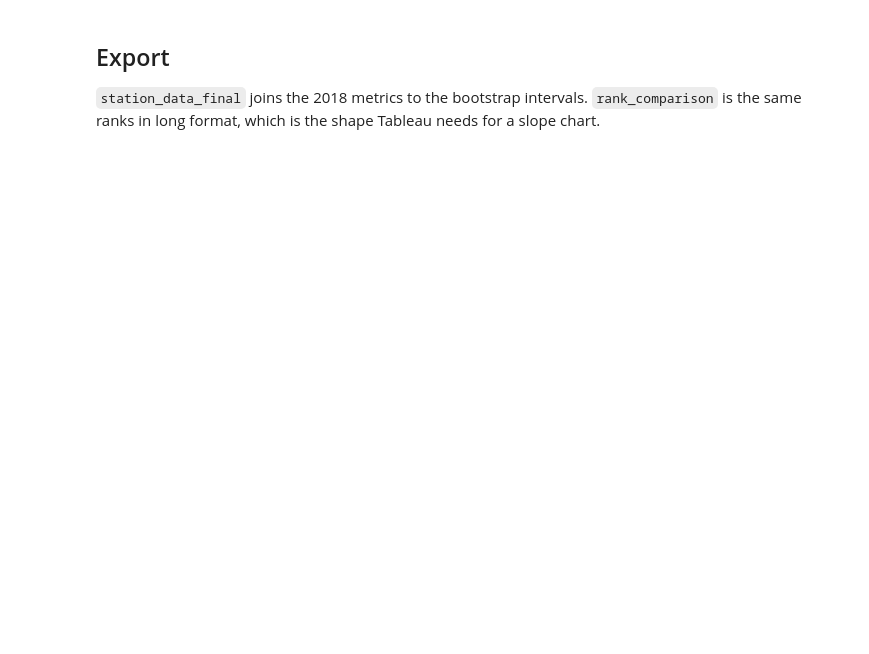
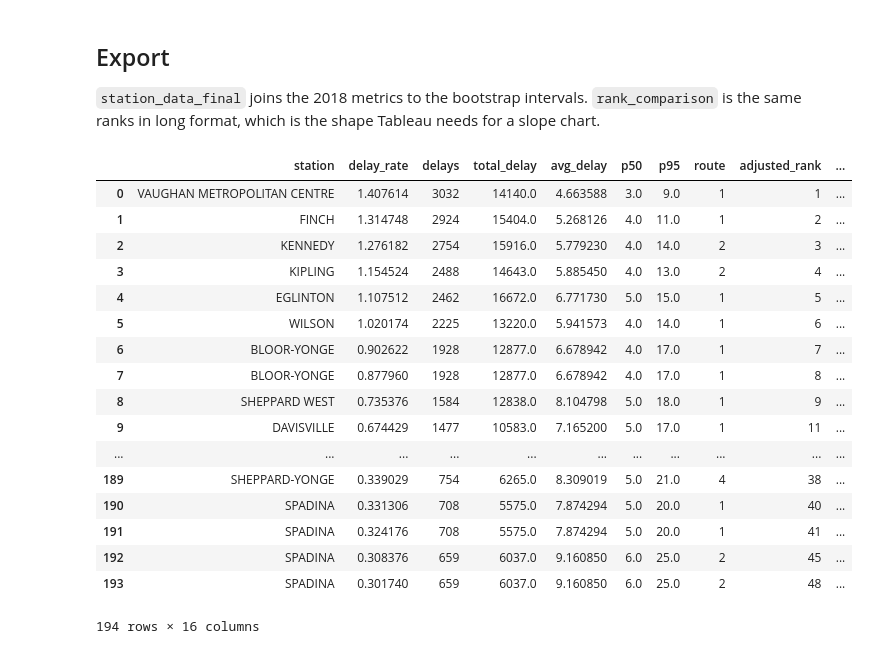
Before and after one commit to DevAwol/TTCdelay, a Jupyter notebook: explore.ipynb, the cells around one changed output. Saved outputs shown, nothing was run; the diff lists cells and outputs as text; code cells hidden in the pictures; blank space fills up the shorter version.

```diff
--- a/explore.ipynb
+++ b/explore.ipynb
@@ -1105,6 +1113,29 @@ con.sql("""
 con.sql("""
     COPY station_data_final TO 'output/station_final.csv' (HEADER, DELIMITER ',')
 """)
+# %%
+con.sql("""
+    SELECT * FROM station_data_final
+""").df()
+# %% [output]
+|  | station | delay_rate | delays | total_delay | avg_delay | p50 | p95 | route | adjusted_rank | ... |
+| 0 | VAUGHAN METROPOLITAN CENTRE | 1.407614 | 3032 | 14140.0 | 4.663588 | 3.0 | 9.0 | 1 | 1 | ... |
+| 1 | FINCH | 1.314748 | 2924 | 15404.0 | 5.268126 | 4.0 | 11.0 | 1 | 2 | ... |
+| 2 | KENNEDY | 1.276182 | 2754 | 15916.0 | 5.779230 | 4.0 | 14.0 | 2 | 3 | ... |
+| 3 | KIPLING | 1.154524 | 2488 | 14643.0 | 5.885450 | 4.0 | 13.0 | 2 | 4 | ... |
+| 4 | EGLINTON | 1.107512 | 2462 | 16672.0 | 6.771730 | 5.0 | 15.0 | 1 | 5 | ... |
+| 5 | WILSON | 1.020174 | 2225 | 13220.0 | 5.941573 | 4.0 | 14.0 | 1 | 6 | ... |
+| 6 | BLOOR-YONGE | 0.902622 | 1928 | 12877.0 | 6.678942 | 4.0 | 17.0 | 1 | 7 | ... |
+| 7 | BLOOR-YONGE | 0.877960 | 1928 | 12877.0 | 6.678942 | 4.0 | 17.0 | 1 | 8 | ... |
+| 8 | SHEPPARD WEST | 0.735376 | 1584 | 12838.0 | 8.104798 | 5.0 | 18.0 | 1 | 9 | ... |
+| 9 | DAVISVILLE | 0.674429 | 1477 | 10583.0 | 7.165200 | 5.0 | 17.0 | 1 | 11 | ... |
+| ... | ... | ... | ... | ... | ... | ... | ... | ... | ... | ... |
+| 189 | SHEPPARD-YONGE | 0.339029 | 754 | 6265.0 | 8.309019 | 5.0 | 21.0 | 4 | 38 | ... |
+| 190 | SPADINA | 0.331306 | 708 | 5575.0 | 7.874294 | 5.0 | 20.0 | 1 | 40 | ... |
+| 191 | SPADINA | 0.324176 | 708 | 5575.0 | 7.874294 | 5.0 | 20.0 | 1 | 41 | ... |
+| 192 | SPADINA | 0.308376 | 659 | 6037.0 | 9.160850 | 6.0 | 25.0 | 2 | 45 | ... |
+| 193 | SPADINA | 0.301740 | 659 | 6037.0 | 9.160850 | 6.0 | 25.0 | 2 | 48 | ... |
+194 rows × 16 columns
 # %%
 con.sql("""
     SELECT * FROM station_data_final LIMIT 5
```
Also changed, not shown: parts of 22 cells of this notebook, 1 other file.
